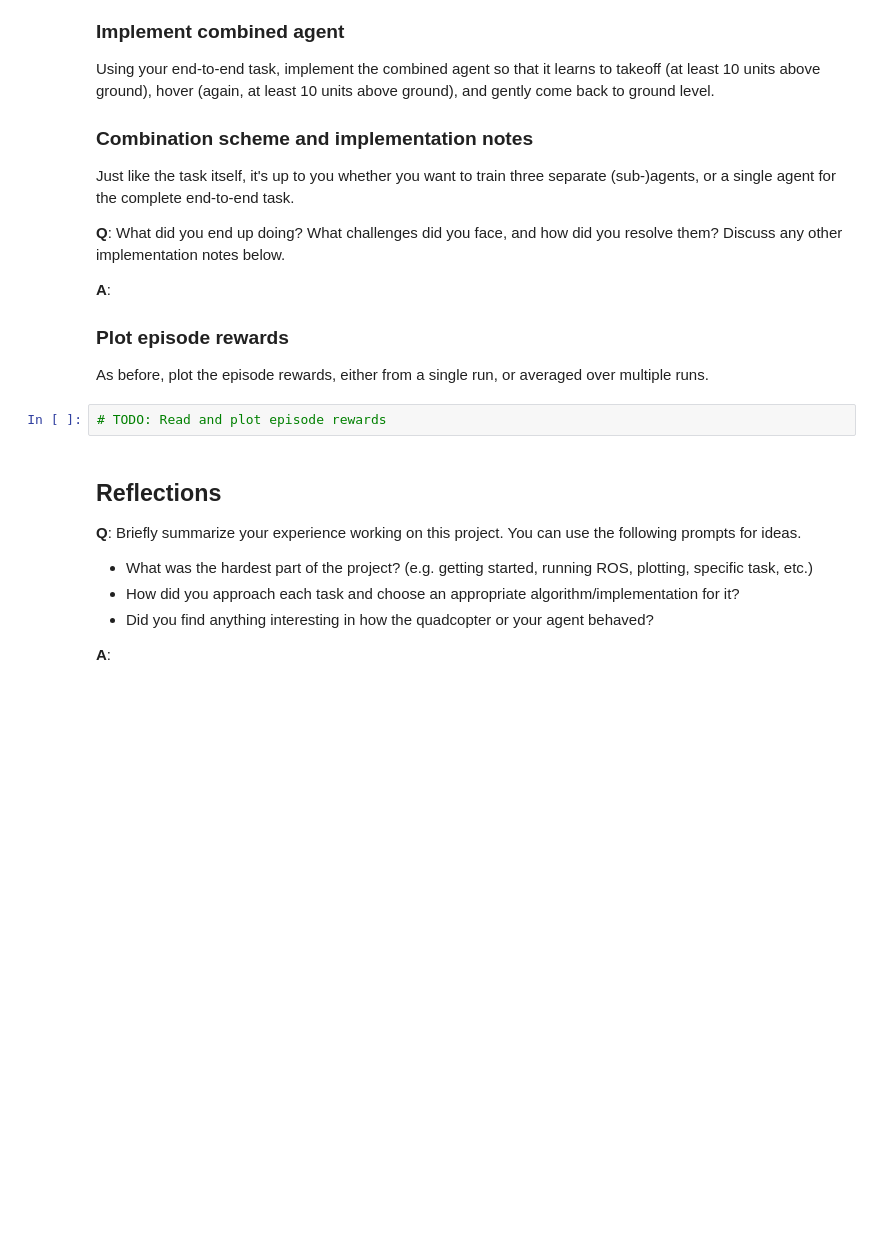
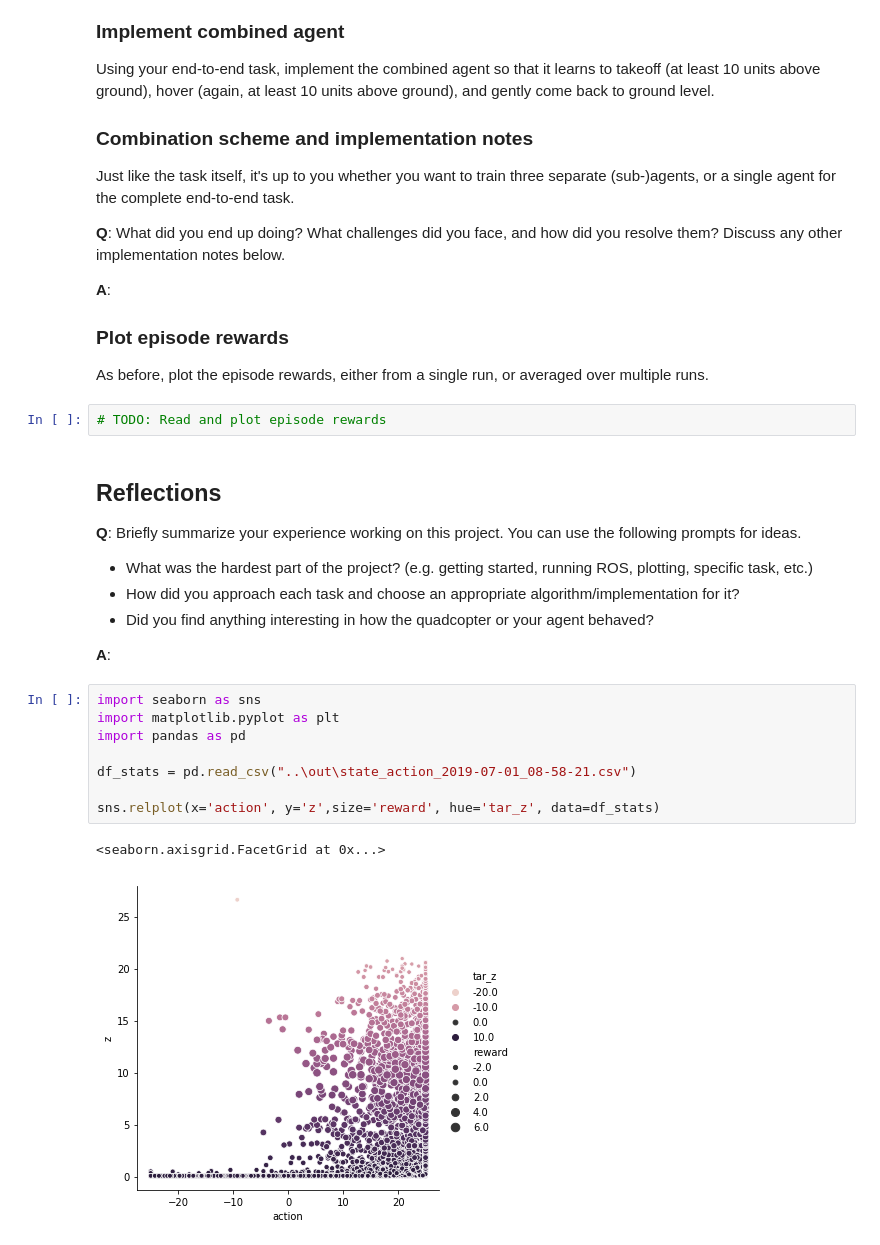
Before and after one commit to stayyule/RL-Quadcopter, a Jupyter notebook: quad_controller_rl/notebooks/RL-Quadcopter.ipynb, the cells around one changed output. Saved outputs shown, nothing was run; the diff lists cells and outputs as text; blank space fills up the shorter version.

```diff
--- a/quad_controller_rl/notebooks/RL-Quadcopter.ipynb
+++ b/quad_controller_rl/notebooks/RL-Quadcopter.ipynb
@@ -334,3 +334,14 @@ As before, plot the episode rewards, either from a single run, or averaged over
 - Did you find anything interesting in how the quadcopter or your agent behaved?
 
 **A**:
+# %%
+import seaborn as sns
+import matplotlib.pyplot as plt
+import pandas as pd
+
+df_stats = pd.read_csv("..\out\state_action_2019-07-01_08-58-21.csv")
+
+sns.relplot(x='action', y='z',size='reward', hue='tar_z', data=df_stats)
+# %% [output]
+<seaborn.axisgrid.FacetGrid at 0x...>
+[figure, added]
```
